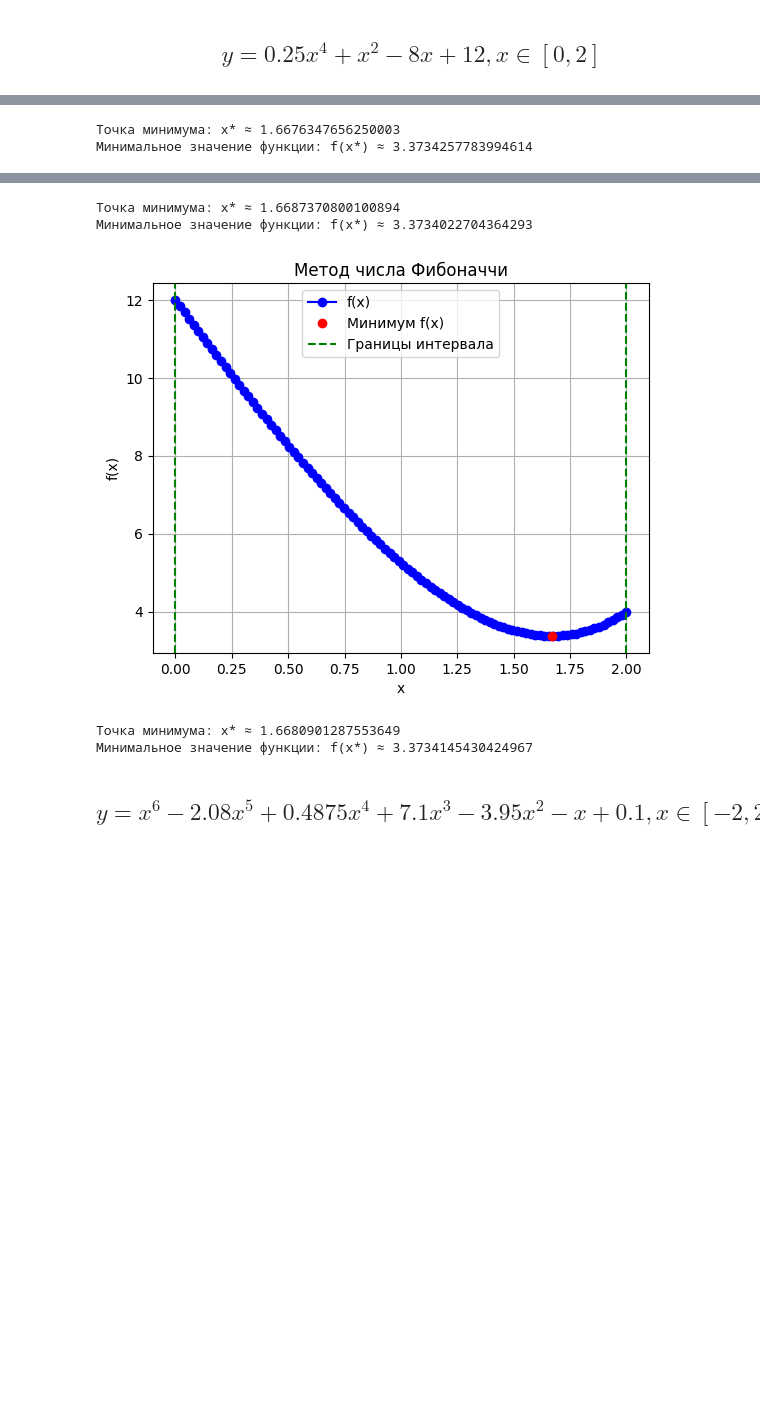
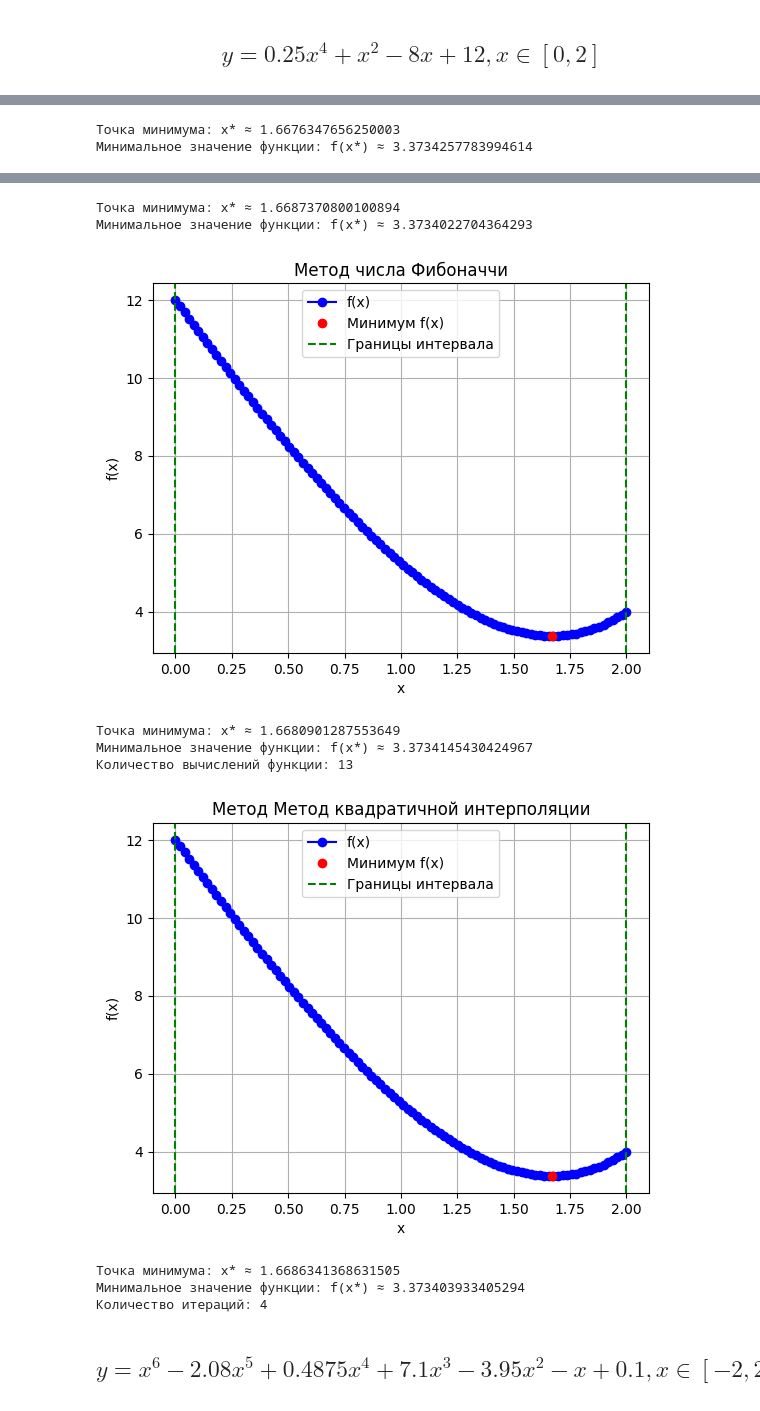
Before and after one commit to Allynik/Task_1_optimization-methods, a Jupyter notebook: task_1.ipynb, the cells around one changed output, grey strips where cells are left out. Saved outputs shown, nothing was run; the diff lists cells and outputs as text; code cells hidden in the pictures; blank space fills up the shorter version.

```diff
--- a/task_1.ipynb
+++ b/task_1.ipynb
@@ -312,32 +408,38 @@ fibonacci_search(min_x, max_x, f)
 # %%
 def f(x):
     return 0.25*x**4 + x**2 - 8*x + 12
 min_x = 0
 max_x = 2
 # x0 = 1.5, N = 100, t = 0.5
 uniform_search(min_x,max_x, f)
 bisection_search(min_x,max_x,f)
 dichotomy_search(min_x,max_x,0.001, 0.01,f)
 golden_section_search(min_x,max_x,f)
 fibonacci_search(min_x, max_x, f)
+quadratic_interpolation_search(min_x, max_x, f)
 # %% [output]
 [figure]
 Метод равномерного поиска:
 Точка минимума: x* ≈ 1.67
 Минимальное значение функции: f(x*) ≈ 3.3733908025000012
 [figure]
 Метод деления интервала пополам
 Точка минимума: x* ≈ 1.671875
 Минимальное значение функции: f(x*) ≈ 3.3734042793512344
 [figure]
 Точка минимума: x* ≈ 1.6676347656250003
 Минимальное значение функции: f(x*) ≈ 3.3734257783994614
 [figure]
 Точка минимума: x* ≈ 1.6687370800100894
 Минимальное значение функции: f(x*) ≈ 3.3734022704364293
 [figure]
 Точка минимума: x* ≈ 1.6680901287553649
 Минимальное значение функции: f(x*) ≈ 3.3734145430424967
+Количество вычислений функции: 13
+[figure, added]
+Точка минимума: x* ≈ 1.6686341368631505
+Минимальное значение функции: f(x*) ≈ 3.373403933405294
+Количество итераций: 4
 # %% [markdown]
 ## $$ y = x^6 - 2.08x^5 + 0.4875x^4 +7.1x^3 -3.95x^2 - x + 0.1, x \in [-2, 2]$$
 # %%
```
Also changed, not shown: parts of 6 cells of this notebook.
